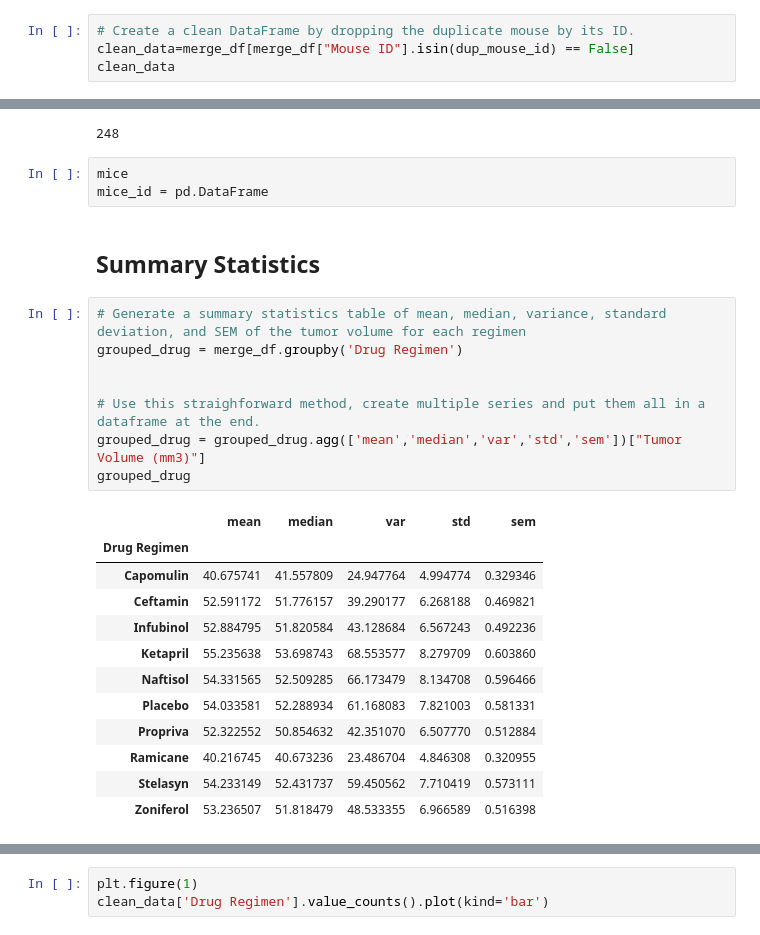
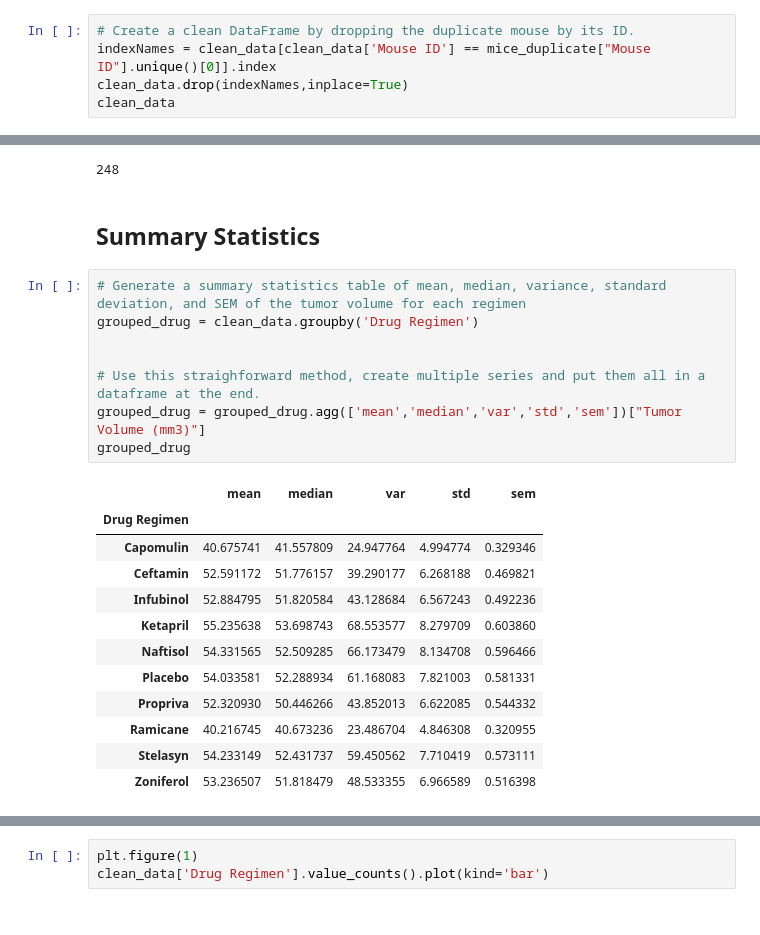
Before and after one commit to AnhLe1194/Matplotlib_challenge, a Jupyter notebook: Pymaceuticals_Starter.ipynb, the cells around one changed output, grey strips where cells are left out. Drawn from its saved outputs; the diff is of its cells as text.

```diff
--- a/Pymaceuticals_Starter.ipynb
+++ b/Pymaceuticals_Starter.ipynb
@@ -107,7 +107,8 @@ merge_df[merge_df["Mouse ID"] == mice_duplicate["Mouse ID"].unique()[0]]
 | 920 | g989 | Propriva | Female | 21 | 26 | 35 | 62.570880 | ... |
 # %%
 # Create a clean DataFrame by dropping the duplicate mouse by its ID.
-clean_data=merge_df[merge_df["Mouse ID"].isin(dup_mouse_id) == False]
+indexNames = clean_data[clean_data['Mouse ID'] == mice_duplicate["Mouse ID"].unique()[0]].index
+clean_data.drop(indexNames,inplace=True)
 clean_data
 # %% [output]
 |  | Mouse ID | Drug Regimen | Sex | Age_months | Weight (g) | Timepoint | Tumor Volume (mm3) | ... |
@@ -130,29 +131,26 @@ number_of_mice = len(mice)
 print(number_of_mice)
 # %% [output]
 248
-# %%
-mice
-mice_id = pd.DataFrame
 # %% [markdown]
 ## Summary Statistics
 # %%
 # Generate a summary statistics table of mean, median, variance, standard deviation, and SEM of the tumor volume for each regimen
-grouped_drug = merge_df.groupby('Drug Regimen')
+grouped_drug = clean_data.groupby('Drug Regimen')
 
 
 # Use this straighforward method, create multiple series and put them all in a dataframe at the end.
 grouped_drug = grouped_drug.agg(['mean','median','var','std','sem'])["Tumor Volume (mm3)"]
 grouped_drug
 # %% [output]
 |  | mean | median | var | std | sem |
 | Drug Regimen |  |  |  |  |  |
 | Capomulin | 40.675741 | 41.557809 | 24.947764 | 4.994774 | 0.329346 |
 | Ceftamin | 52.591172 | 51.776157 | 39.290177 | 6.268188 | 0.469821 |
 | Infubinol | 52.884795 | 51.820584 | 43.128684 | 6.567243 | 0.492236 |
 | Ketapril | 55.235638 | 53.698743 | 68.553577 | 8.279709 | 0.603860 |
 | Naftisol | 54.331565 | 52.509285 | 66.173479 | 8.134708 | 0.596466 |
 | Placebo | 54.033581 | 52.288934 | 61.168083 | 7.821003 | 0.581331 |
-| Propriva | 52.322552 | 50.854632 | 42.351070 | 6.507770 | 0.512884 |
+| Propriva | 52.320930 | 50.446266 | 43.852013 | 6.622085 | 0.544332 |
 | Ramicane | 40.216745 | 40.673236 | 23.486704 | 4.846308 | 0.320955 |
 | Stelasyn | 54.233149 | 52.431737 | 59.450562 | 7.710419 | 0.573111 |
 | Zoniferol | 53.236507 | 51.818479 | 48.533355 | 6.966589 | 0.516398 |
```
Also changed, not shown: parts of 5 cells of this notebook.
